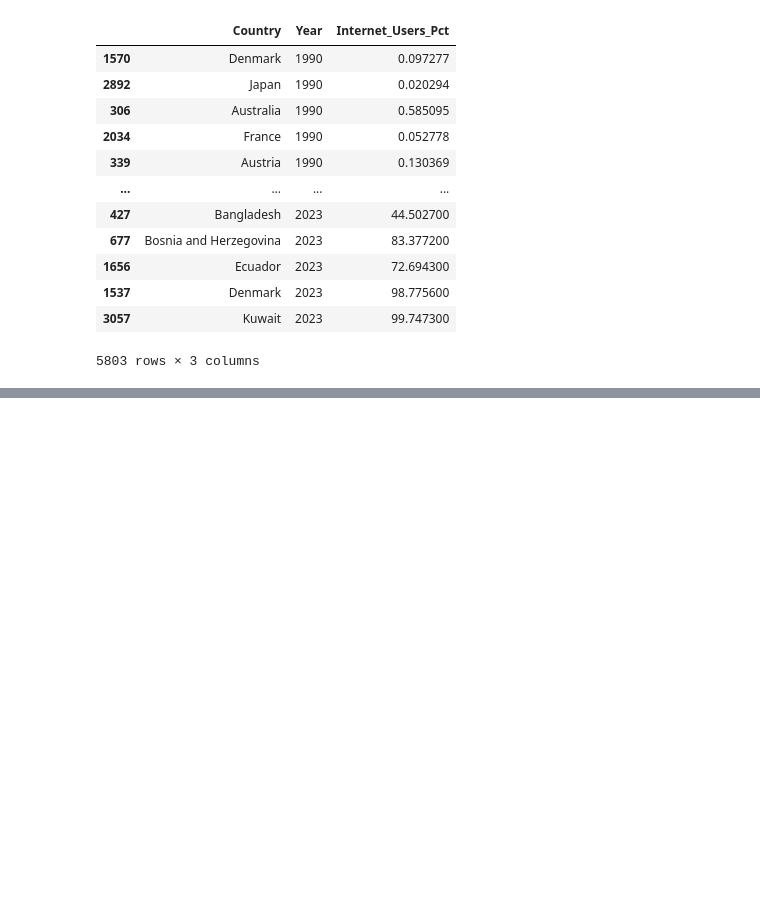
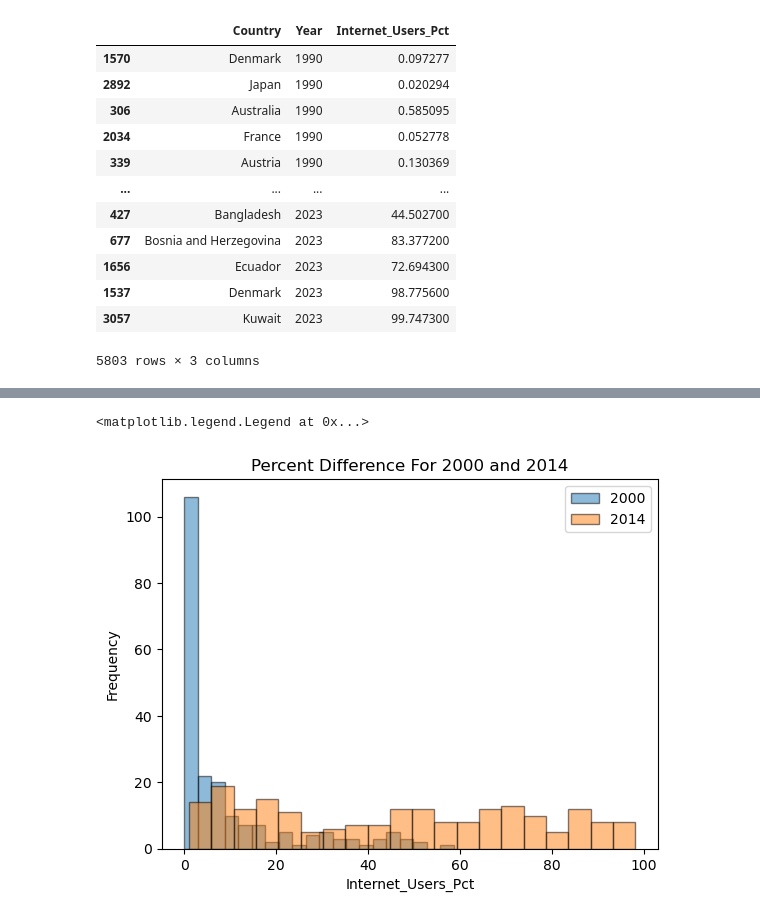
Before and after one commit to NSS-Data-Analytics-Cohort-13/un-exploration-destenyb, a Jupyter notebook: notebooks/UN_Proj_1.ipynb, the cells around one changed output, grey strips where cells are left out. Drawn from its saved outputs; the diff is of its cells as text; code cells hidden in the pictures; blank space fills up the shorter version.

```diff
--- a/notebooks/UN_Proj_1.ipynb
+++ b/notebooks/UN_Proj_1.ipynb
@@ -362,3 +346,5 @@ internet_df[internet_df['Internet_Users_Pct']>0].sort_values('Year')
 5803 rows × 3 columns
 # %%
 #18. How does the distribution of internet users percent differ for 2000 and 2014?
+# %%
+data_2000 = internet_df[internet_df['Year'] == 2000]
@@ -365,3 +367,15 @@ internet_df[internet_df['Internet_Users_Pct']>0].sort_values('Year')
+# %%
+data_2014 = internet_df[internet_df['Year'] == 2014]
+# %%
+plt.hist(data_2000['Internet_Users_Pct'], bins=20, alpha=0.5, label='2000', edgecolor='black')
+plt.hist(data_2014['Internet_Users_Pct'], bins=20, alpha=0.5, label='2014', edgecolor='black')
+plt.xlabel('Internet_Users_Pct')
+plt.ylabel('Frequency')
+plt.title('Percent Difference For 2000 and 2014')
+plt.legend()
+# %% [output]
+<matplotlib.legend.Legend at 0x...>
+[figure, added]
 # %%
 #19. For how many countries was the percentage of internet users below 5% in 2014?
 # %%
```
Also changed, not shown: parts of 20 cells of this notebook.
